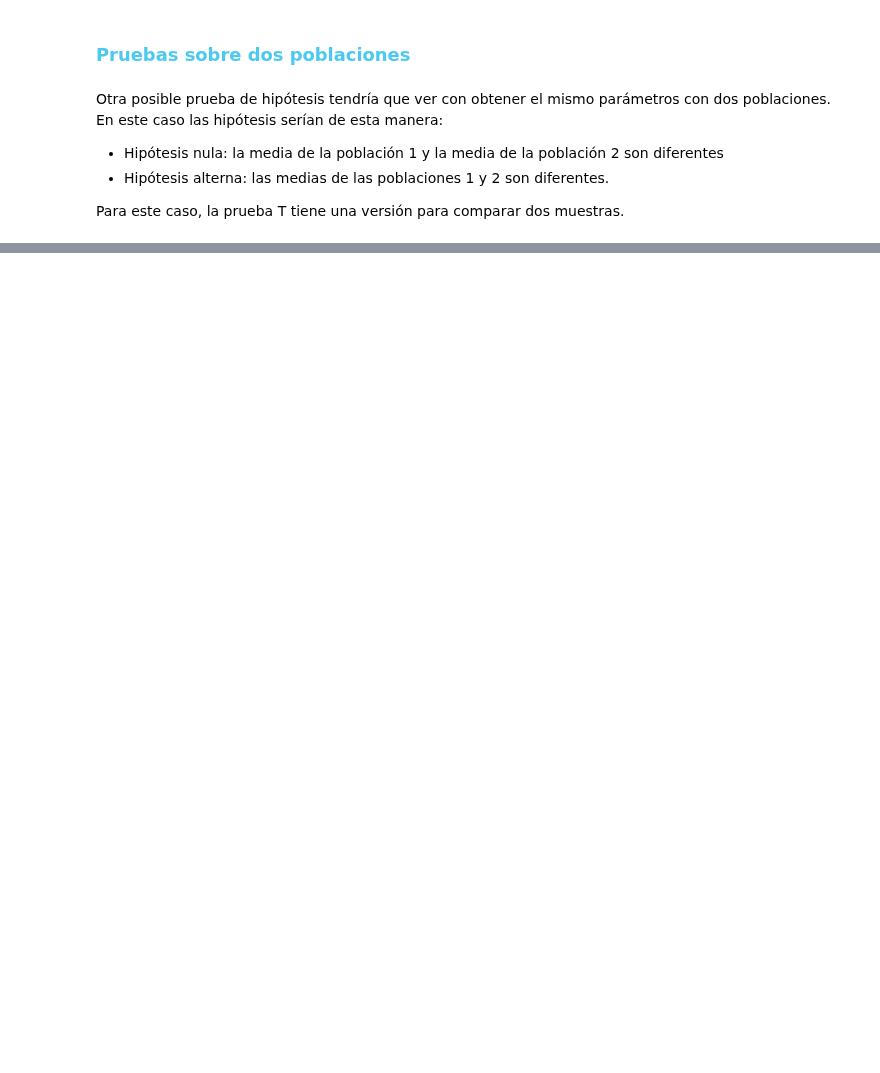
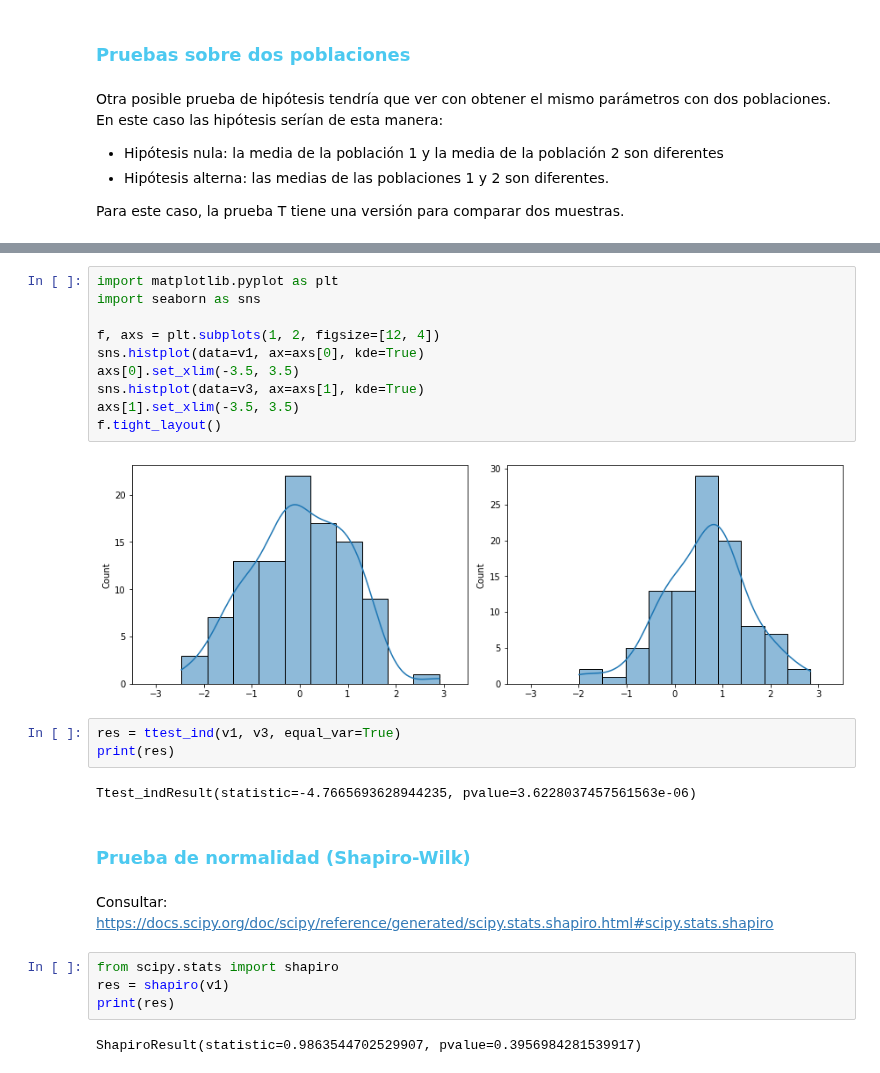
Before and after one commit to AprendizajeProfundo/diplomado-ciencia-de-datos, a Jupyter notebook: Matematicas-Estadistica/Cuadernos/Taller_scipy.ipynb, the cells around one changed output, grey strips where cells are left out. Saved outputs shown, nothing was run; the diff lists cells and outputs as text; blank space fills up the shorter version.

```diff
--- a/Matematicas-Estadistica/Cuadernos/Taller_scipy.ipynb
+++ b/Matematicas-Estadistica/Cuadernos/Taller_scipy.ipynb
@@ -275,0 +348,27 @@ Ttest_indResult(statistic=-14.815462681759033, pvalue=2.2143880710241776e-31)
+# %%
+import matplotlib.pyplot as plt
+import seaborn as sns
+
+f, axs = plt.subplots(1, 2, figsize=[12, 4])
+sns.histplot(data=v1, ax=axs[0], kde=True)
+axs[0].set_xlim(-3.5, 3.5)
+sns.histplot(data=v3, ax=axs[1], kde=True)
+axs[1].set_xlim(-3.5, 3.5)
+f.tight_layout()
+# %% [output]
+[figure, added]
+# %%
+res = ttest_ind(v1, v3, equal_var=True)
+print(res)
+# %% [output]
+Ttest_indResult(statistic=-4.7665693628944235, pvalue=3.6228037457561563e-06)
+# %% [markdown]
+### <span style="color:#4CC9F0">Prueba de normalidad (Shapiro-Wilk)</span>
+# %% [markdown]
+Consultar: <https://docs.scipy.org/doc/scipy/reference/generated/scipy.stats.shapiro.html#scipy.stats.shapiro>
+# %%
+from scipy.stats import shapiro
+res = shapiro(v1)
+print(res)
+# %% [output]
+ShapiroResult(statistic=0.9863544702529907, pvalue=0.3956984281539917)
```
Also changed, not shown: parts of 37 cells of this notebook.
